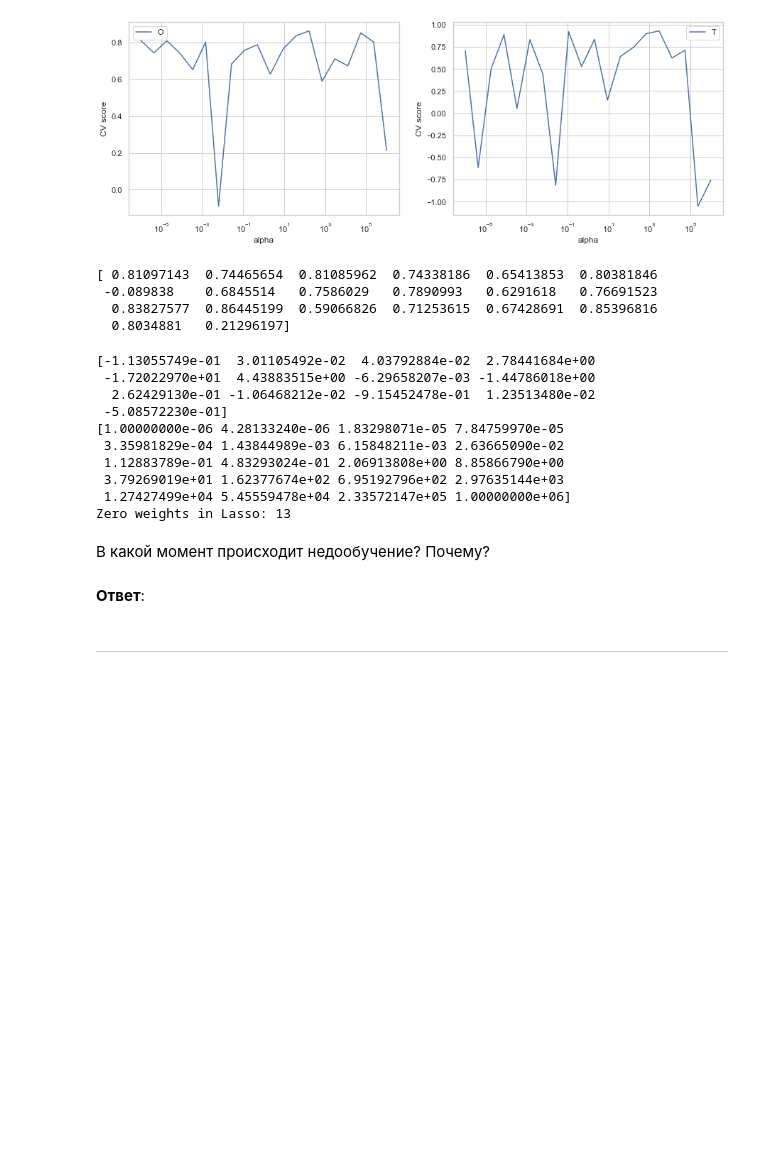
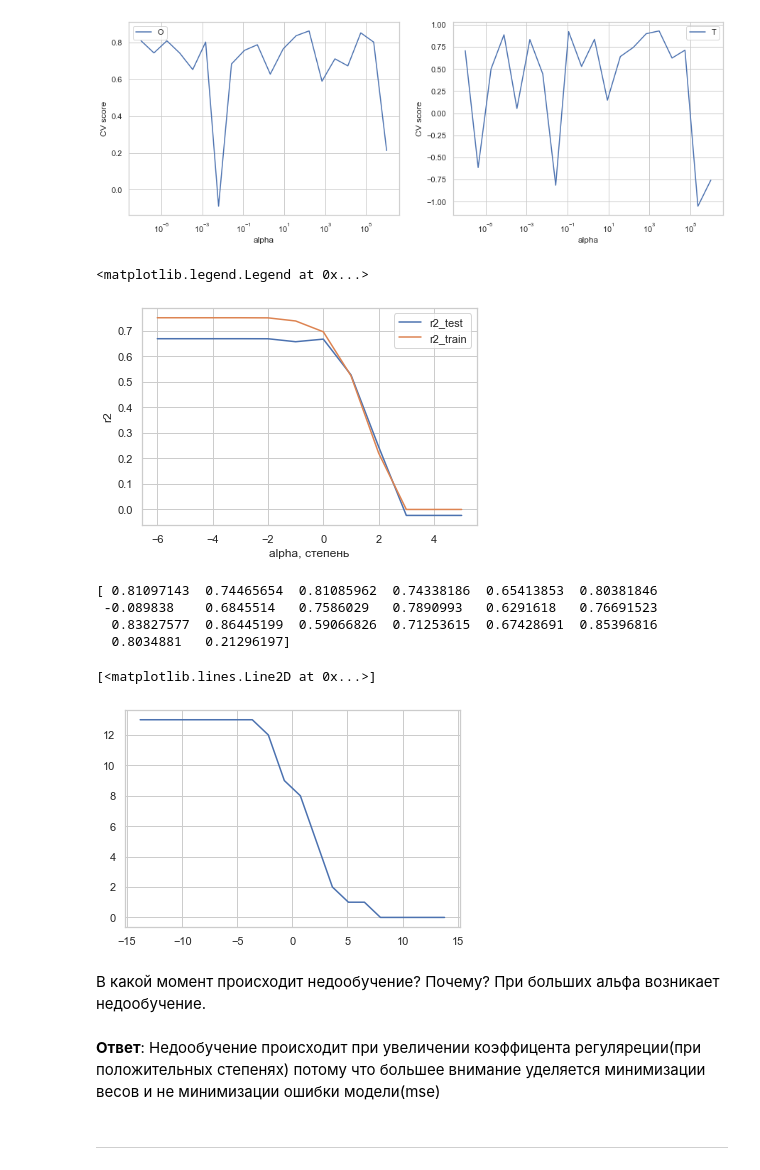
Before and after one commit to Natrofl/intsys_practices, a Jupyter notebook: homework-practice-02.ipynb, the cells around one changed output. Drawn from its saved outputs; the diff is of its cells as text; code cells hidden in the pictures; blank space fills up the shorter version.

```diff
--- a/homework-practice-02.ipynb
+++ b/homework-practice-02.ipynb
@@ -398,6 +396,22 @@ plt.legend('Тестовая выборка')
 # %% [output]
 <matplotlib.legend.Legend at 0x...>
 [figure]
+# %%
+r2_test, r2_train, nullv = [], [], []
+for alpha in [pow(10, i) for i in range(-6, 6)]:
+    lr = Lasso(alpha=alpha)
+    lr.fit(x_train, y_train)
+    r2_test.append(lr.score(x_test, y_test))
+    r2_train.append(lr.score(x_train, y_train))
+    nullv.append(len(lr.coef_) - np.count_nonzero(lr.coef_))
+plt.plot(np.arange(-6, 6), r2_test, label='r2_test')
+plt.plot(np.arange(-6, 6), r2_train, label='r2_train')
+plt.xlabel('alpha, степень')
+plt.ylabel('r2')
+plt.legend()
+# %% [output]
+<matplotlib.legend.Legend at 0x...>
+[figure, added]
 # %%
 cv_scores = cross_val_score(lasso_model, x_train, y_train, cv=20, scoring='r2')
 print(cv_scores)
@@ -408,31 +422,29 @@ print(cv_scores)
   0.8034881   0.21296197]
 # %%
 #import seaborn as sns
-
-lasso_nonzeros = np.sum(lasso_model.coef_ != 0)
-print(lasso_model.coef_)
-print(alphas)
-print("Zero weights in Lasso:", lasso_nonzeros)
-#plt.semilogx(lasso_model.coef_, alphas)
-#plt.xscale("log")
+nulls_n = []
+for a in alphas:
+    lasso_model = Lasso(alpha=a)
+    lasso_model.fit(x_train, y_train)
+    nulls_n.append(np.count_nonzero(lasso_model.coef_))
+plt.plot(np.log(alphas), nulls_n)
+#lasso_nonzeros = np.sum(lasso_model.coef_ != 0)
+#print(lasso_model.coef_)
+#print(alphas)
+#print("Zero weights in Lasso:", lasso_nonzeros)
+#plt.plot(lasso_model.coef_ != 0, alphas != 0)
+#lt.xscale("log")
 #plt.xlabel("alpha")
-#plt.ylabel("CV score")
+#lt.ylabel("CV score")
 #plt.legend('Тестовая выборка')
 # %% [output]
-[-1.13055749e-01  3.01105492e-02  4.03792884e-02  2.78441684e+00
- -1.72022970e+01  4.43883515e+00 -6.29658207e-03 -1.44786018e+00
-  2.62429130e-01 -1.06468212e-02 -9.15452478e-01  1.23513480e-02
- -5.08572230e-01]
-[1.00000000e-06 4.28133240e-06 1.83298071e-05 7.84759970e-05
- 3.35981829e-04 1.43844989e-03 6.15848211e-03 2.63665090e-02
- 1.12883789e-01 4.83293024e-01 2.06913808e+00 8.85866790e+00
- 3.79269019e+01 1.62377674e+02 6.95192796e+02 2.97635144e+03
- 1.27427499e+04 5.45559478e+04 2.33572147e+05 1.00000000e+06]
-Zero weights in Lasso: 13
+[<matplotlib.lines.Line2D at 0x...>]
+[figure, added]
 # %% [markdown]
 В какой момент происходит недообучение? Почему?
+При больших альфа возникает недообучение.
-# %% [markdown]
-__Ответ__:
+# %% [markdown]
+__Ответ__: Недообучение происходит при увеличении коэффицента регуляреции(при положительных степенях) потому что большее внимание уделяется минимизации весов и не минимизации ошибки модели(mse)
 # %% [markdown]
 ---
 # %% [markdown]
```
Also changed, not shown: parts of 13 cells of this notebook.
